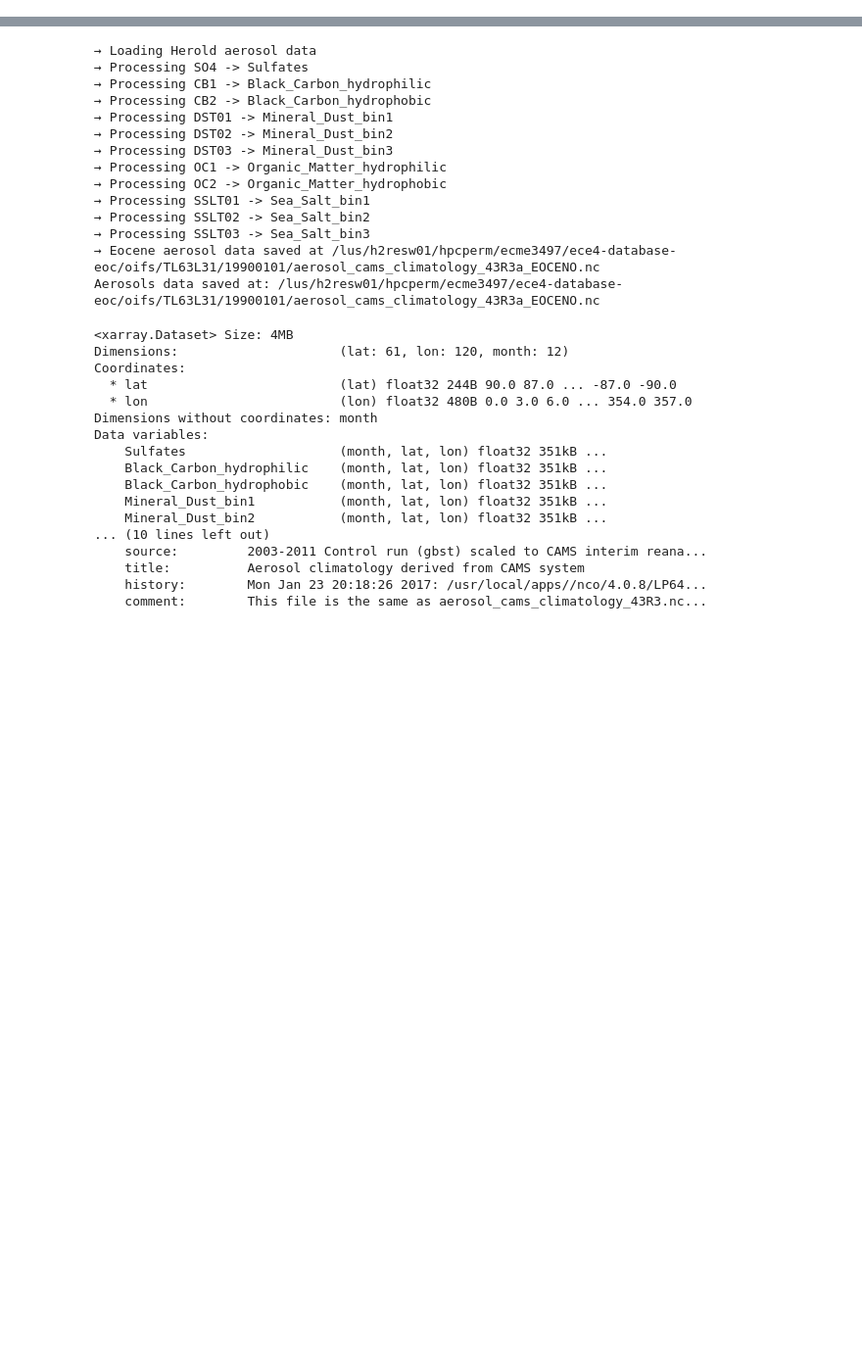
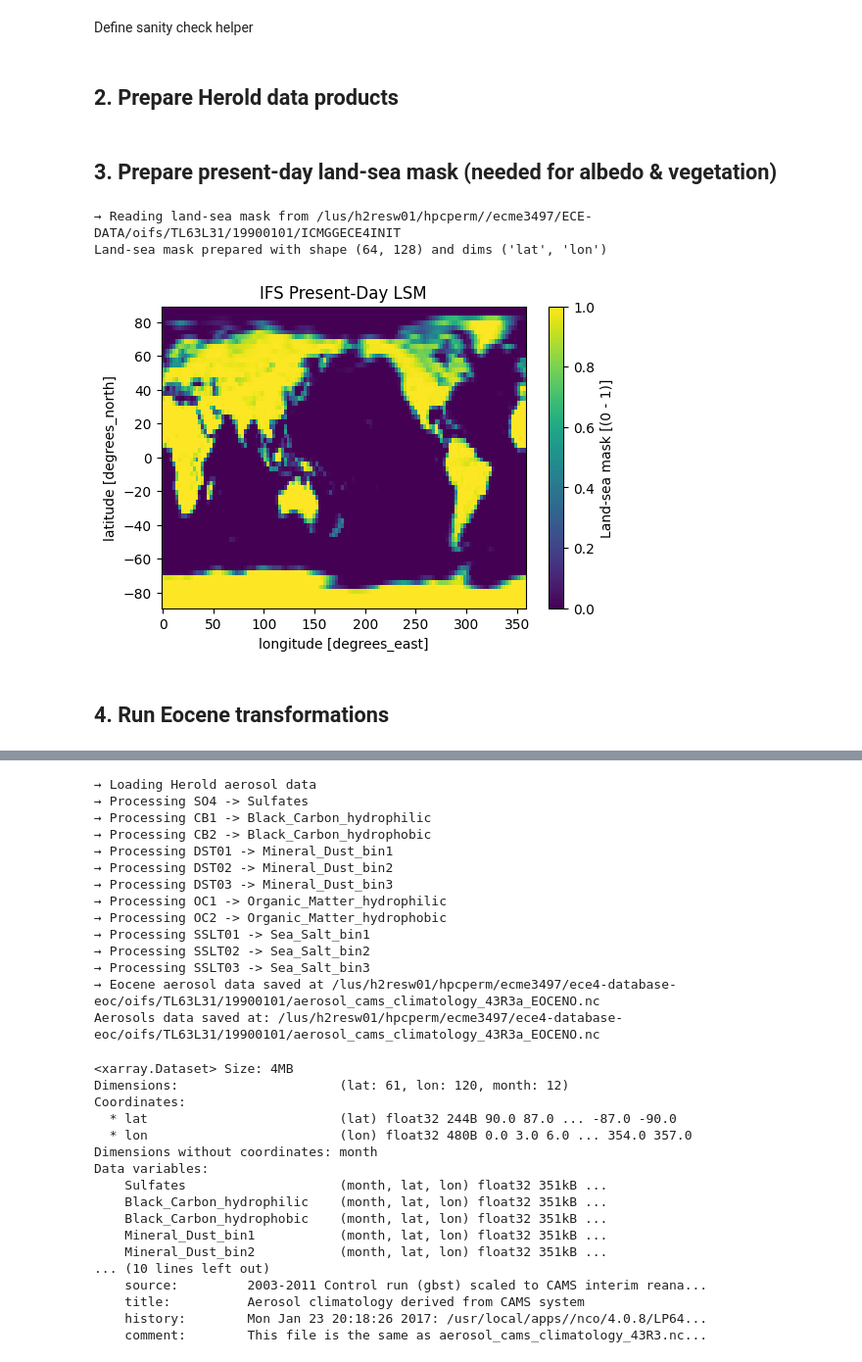
Before and after one commit to asozza/ecearth-quests, a Jupyter notebook: epochal/OIFS/modify_oifs.ipynb, the cells around one changed output, grey strips where cells are left out. Shown at 98% size. Cells and saved outputs as stored; diff of their text form; code cells hidden in the pictures; blank space fills up the shorter version.

```diff
--- a/epochal/OIFS/modify_oifs.ipynb
+++ b/epochal/OIFS/modify_oifs.ipynb
@@ -10,0 +22,8 @@ eocene = EoceneOIFS(
+# %%
+eocene = EoceneOIFS(
+    idir="/lus/h2resw01/hpcperm//ecme3497/ECE-DATA",
+    odir="/lus/h2resw01/hpcperm/ecme3497/ECE4-DATA-EOCENE",
+    herold="/lus/h2resw01/hpcperm/ecme3497/herold-et-al-2014/Supp"
+)
+# %% [markdown]
+Define sanity check helper
@@ -11 +41,3 @@ eocene = EoceneOIFS(
+# %% [markdown]
+## 2. Prepare Herold data products
 # %%
@@ -15,0 +49,14 @@ sd_orog = sd_orog.fillna(0)
+# %% [markdown]
+## 3. Prepare present-day land-sea mask (needed for albedo & vegetation)
+# %%
+lsm_present = eocene.prepare_landsea_mask_present()
+plt.figure(figsize=(6,4))
+lsm_present.plot()
+plt.title("IFS Present-Day LSM")
+plt.show()
+# %% [output]
+→ Reading land-sea mask from /lus/h2resw01/hpcperm//ecme3497/ECE-DATA/oifs/TL63L31/19900101/ICMGGECE4INIT
+Land-sea mask prepared with shape (64, 128) and dims ('lat', 'lon')
+[figure, added]
+# %% [markdown]
+## 4. Run Eocene transformations
```
Also changed, not shown: parts of 8 cells of this notebook, 2 other files.
